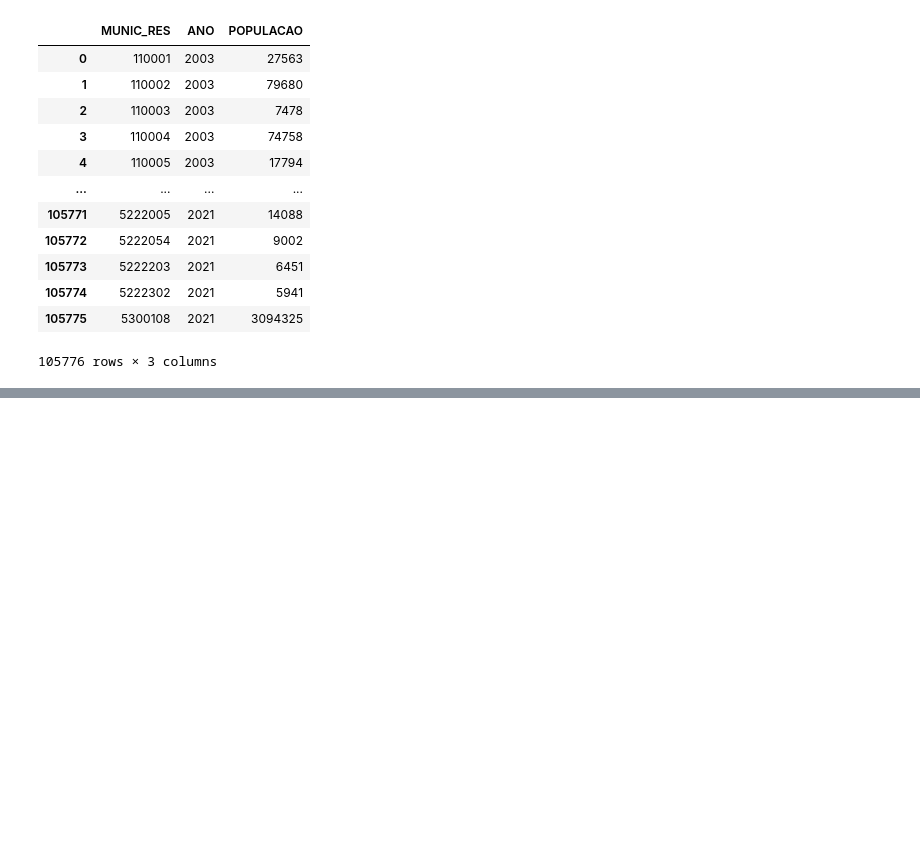
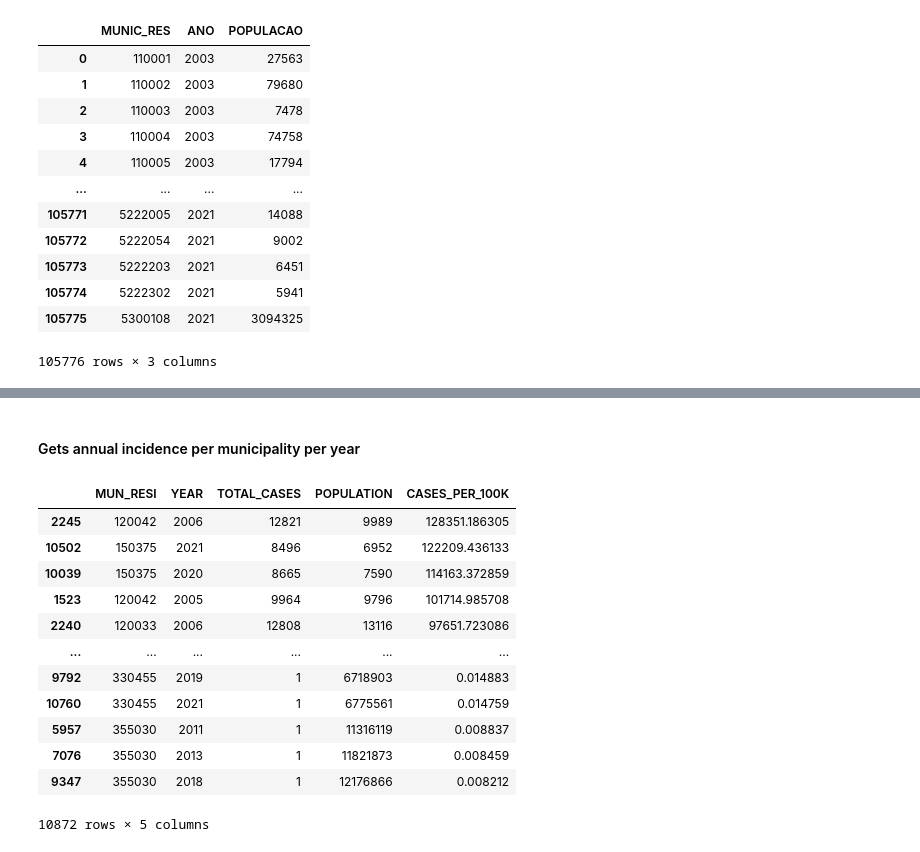
Before and after one commit to RaphaLevy/Study_on_Malaria_dynamics, a Jupyter notebook: sivep_data/SIVEP_Data.ipynb, the cells around one changed output, grey strips where cells are left out. Cells and saved outputs as stored; diff of their text form; code cells hidden in the pictures; blank space fills up the shorter version.

Commit message:
Calculates incidence

```diff
--- a/sivep_data/SIVEP_Data.ipynb
+++ b/sivep_data/SIVEP_Data.ipynb
@@ -494,0 +609,3 @@ pop_df
+# %%
+full_pop_df['MUNIC_RES'] = full_pop_df['MUNIC_RES'].astype(str)
+full_pop_df
@@ -494,0 +628,6 @@ pop_df
+# %%
+for i in np.arange(0, len(full_pop_df['MUNIC_RES'])):
+    if len(full_pop_df['MUNIC_RES'].iloc[i]) > 6:
+        full_pop_df['MUNIC_RES'].iloc[i] = full_pop_df['MUNIC_RES'].iloc[i][:-1]
+
+full_pop_df
@@ -494,0 +652,3 @@ pop_df
+# %%
+tot_cases_brazil_by_year = tot_cases_brazil_by_year.rename(columns={"YEAR_NOTIF": "YEAR"})
+full_pop_df = full_pop_df.rename(columns={"MUNIC_RES": "MUN_RESI"})
@@ -494,0 +657,4 @@ pop_df
+# %%
+cases_per_year_df = pd.merge(tot_cases_brazil_by_year, full_pop_df, on=['MUN_RESI', 'YEAR'], how='inner')
+cases_per_year_df = cases_per_year_df[['MUN_RESI', 'YEAR', 'TOTAL_CASES', 'POPULATION']]
+cases_per_year_df
@@ -494,0 +675,22 @@ pop_df
+# %% [markdown]
+#### Gets annual incidence per municipality per year
+# %%
+annual_incidence_df = cases_per_year_df
+
+annual_incidence_df['CASES_PER_100K'] = (annual_incidence_df['TOTAL_CASES'].astype(int) / annual_incidence_df['POPULATION'].astype(int)) * 100000
+annual_incidence_df = annual_incidence_df.sort_values(by='CASES_PER_100K', ascending=False)
+annual_incidence_df
+# %% [output]
+|  | MUN_RESI | YEAR | TOTAL_CASES | POPULATION | CASES_PER_100K |
+| 2245 | 120042 | 2006 | 12821 | 9989 | 128351.186305 |
+| 10502 | 150375 | 2021 | 8496 | 6952 | 122209.436133 |
+| 10039 | 150375 | 2020 | 8665 | 7590 | 114163.372859 |
+| 1523 | 120042 | 2005 | 9964 | 9796 | 101714.985708 |
+| 2240 | 120033 | 2006 | 12808 | 13116 | 97651.723086 |
+| ... | ... | ... | ... | ... | ... |
+| 9792 | 330455 | 2019 | 1 | 6718903 | 0.014883 |
+| 10760 | 330455 | 2021 | 1 | 6775561 | 0.014759 |
+| 5957 | 355030 | 2011 | 1 | 11316119 | 0.008837 |
+| 7076 | 355030 | 2013 | 1 | 11821873 | 0.008459 |
+| 9347 | 355030 | 2018 | 1 | 12176866 | 0.008212 |
+10872 rows × 5 columns
```
Also changed, not shown: parts of 37 cells of this notebook.
